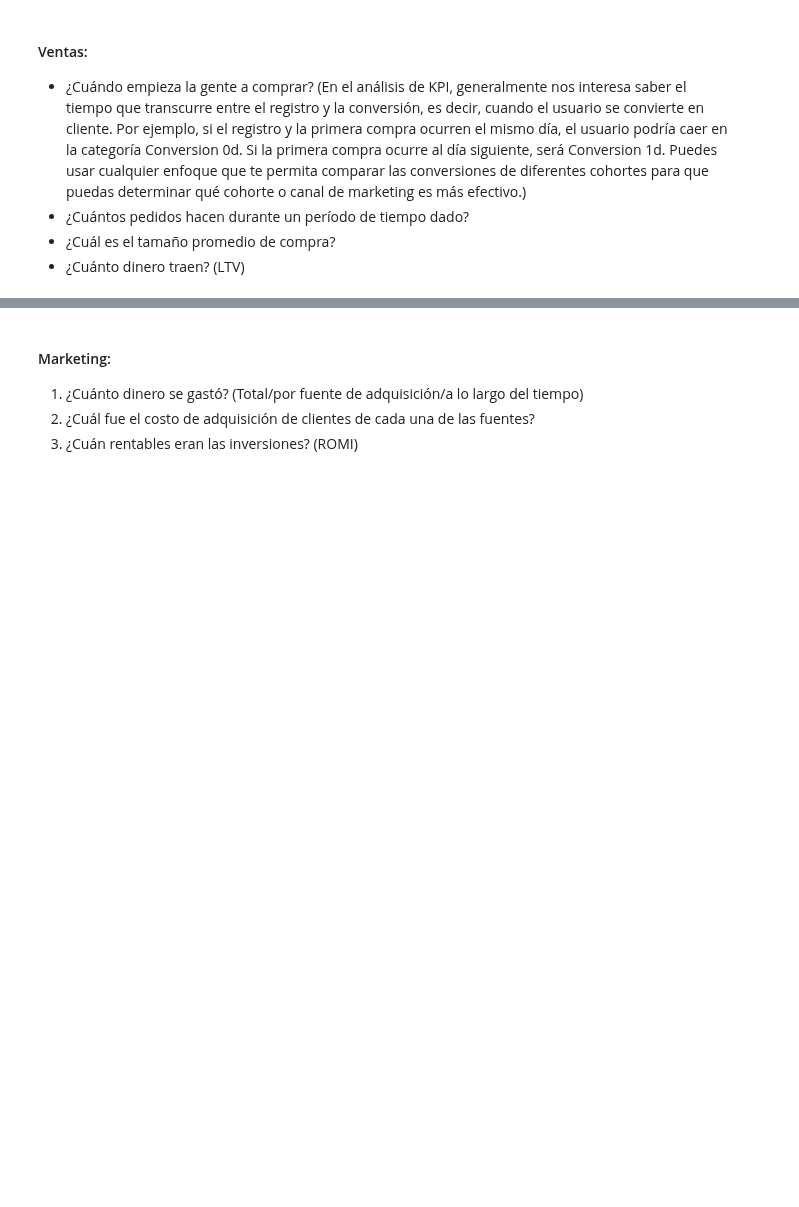
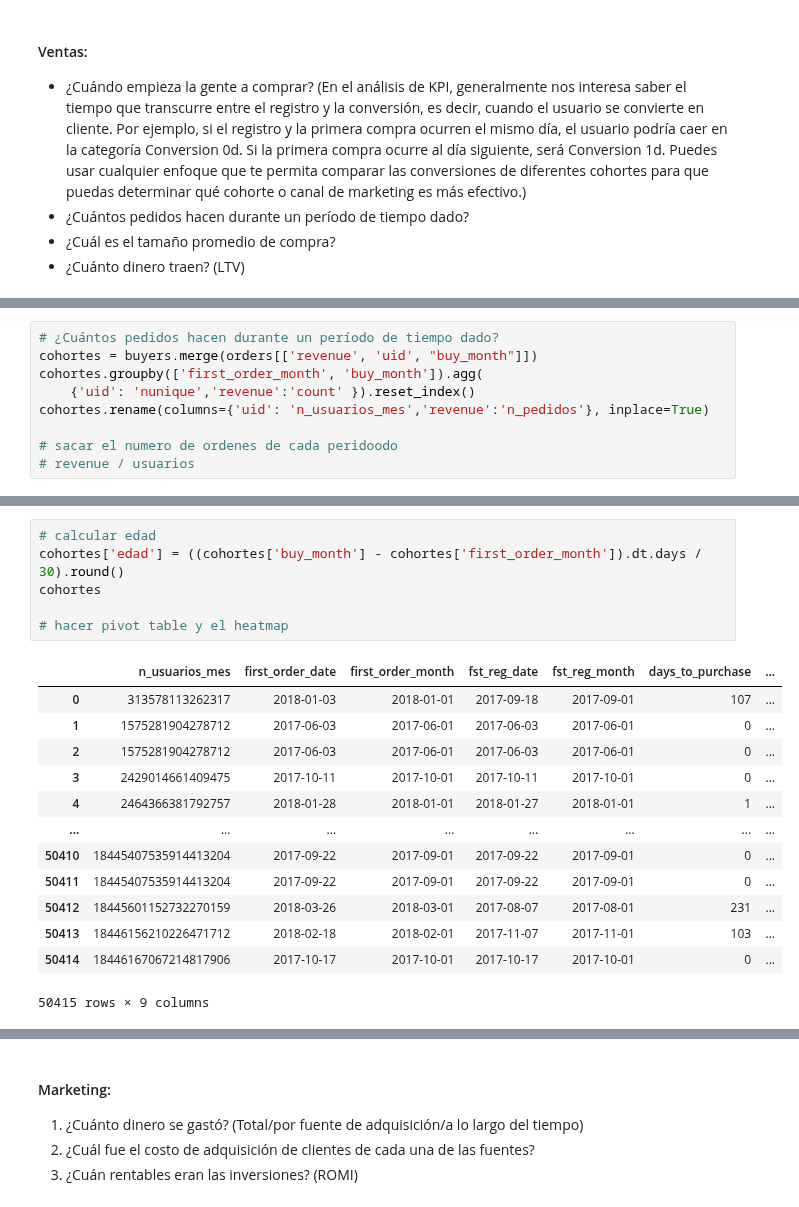
Before and after one commit to hukitan/tripleten, a Jupyter notebook: Proyectos_en_desarrollo/Proyecto 9/proyecto_9.ipynb, the cells around one changed output, grey strips where cells are left out. Cells and saved outputs as stored; diff of their text form; blank space fills up the shorter version.

```diff
--- a/Proyectos_en_desarrollo/Proyecto 9/proyecto_9.ipynb
+++ b/Proyectos_en_desarrollo/Proyecto 9/proyecto_9.ipynb
@@ -268,0 +337,9 @@ KeyError: 'order_month'
+# %%
+# ¿Cuántos pedidos hacen durante un período de tiempo dado?
+cohortes = buyers.merge(orders[['revenue', 'uid', "buy_month"]])
+cohortes.groupby(['first_order_month', 'buy_month']).agg(
+    {'uid': 'nunique','revenue':'count' }).reset_index()
+cohortes.rename(columns={'uid': 'n_usuarios_mes','revenue':'n_pedidos'}, inplace=True)
+
+# sacar el numero de ordenes de cada peridoodo
+# revenue / usuarios
@@ -268,0 +367,20 @@ KeyError: 'order_month'
+# %%
+# calcular edad
+cohortes['edad'] = ((cohortes['buy_month'] - cohortes['first_order_month']).dt.days / 30).round()
+cohortes
+
+# hacer pivot table y el heatmap
+# %% [output]
+|  | n_usuarios_mes | first_order_date | first_order_month | fst_reg_date | fst_reg_month | days_to_purchase | ... |
+| 0 | 313578113262317 | 2018-01-03 | 2018-01-01 | 2017-09-18 | 2017-09-01 | 107 | ... |
+| 1 | 1575281904278712 | 2017-06-03 | 2017-06-01 | 2017-06-03 | 2017-06-01 | 0 | ... |
+| 2 | 1575281904278712 | 2017-06-03 | 2017-06-01 | 2017-06-03 | 2017-06-01 | 0 | ... |
+| 3 | 2429014661409475 | 2017-10-11 | 2017-10-01 | 2017-10-11 | 2017-10-01 | 0 | ... |
+| 4 | 2464366381792757 | 2018-01-28 | 2018-01-01 | 2018-01-27 | 2018-01-01 | 1 | ... |
+| ... | ... | ... | ... | ... | ... | ... | ... |
+| 50410 | 18445407535914413204 | 2017-09-22 | 2017-09-01 | 2017-09-22 | 2017-09-01 | 0 | ... |
+| 50411 | 18445407535914413204 | 2017-09-22 | 2017-09-01 | 2017-09-22 | 2017-09-01 | 0 | ... |
+| 50412 | 18445601152732270159 | 2018-03-26 | 2018-03-01 | 2017-08-07 | 2017-08-01 | 231 | ... |
+| 50413 | 18446156210226471712 | 2018-02-18 | 2018-02-01 | 2017-11-07 | 2017-11-01 | 103 | ... |
+| 50414 | 18446167067214817906 | 2017-10-17 | 2017-10-01 | 2017-10-17 | 2017-10-01 | 0 | ... |
+50415 rows × 9 columns
```
Also changed, not shown: parts of 21 cells of this notebook.
